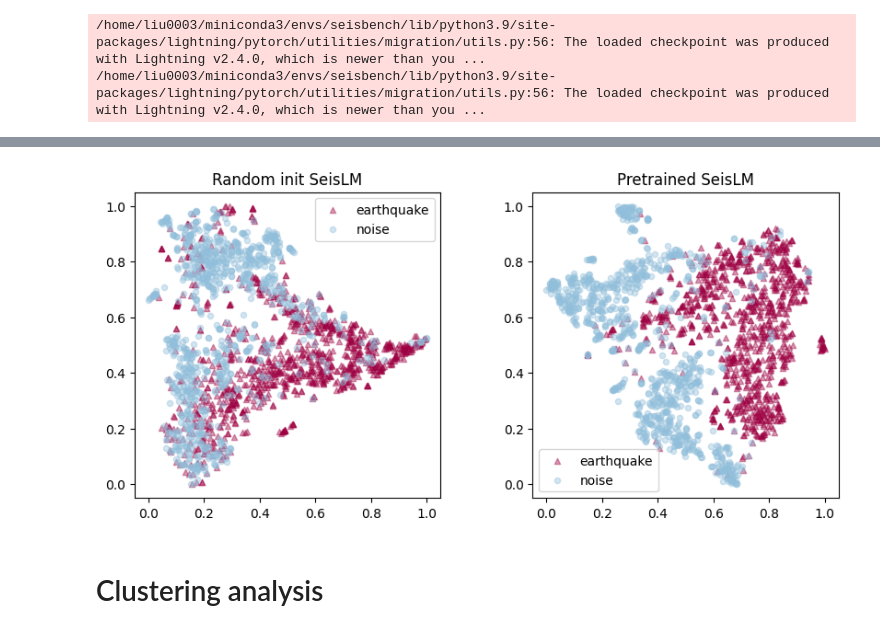
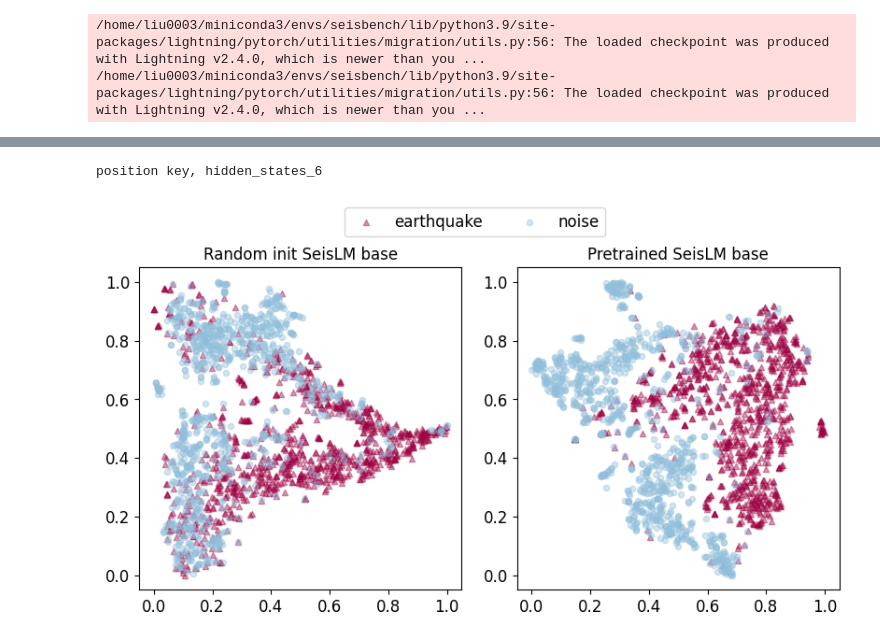
Before and after one commit to liutianlin0121/seisLM, a Jupyter notebook: notebooks/pretrain/cluster-analysis.ipynb, the cells around one changed output, grey strips where cells are left out. Drawn from its saved outputs; the diff is of its cells as text; code cells hidden in the pictures.

Commit message:
updated pretraining plots

```diff
--- a/notebooks/pretrain/cluster-analysis.ipynb
+++ b/notebooks/pretrain/cluster-analysis.ipynb
@@ -201,6 +203,17 @@ trace_indices = [1600, 1400, 600, 0]
 
 # Create figure with two subplots side by side
 fig, (ax_col1, ax_col2) = plt.subplots(1, 2, figsize=(fig_width, fig_height))
+
+FONT_SIZE = 12
+# Create figure with two subplots side by side
+plt.rcParams.update({
+    'font.size': FONT_SIZE,  # General font size
+    'axes.titlesize': FONT_SIZE,  # Subplot titles
+    'figure.titlesize': FONT_SIZE,  # Suptitle (main title)
+    'legend.fontsize': FONT_SIZE,  # Legend font size
+    'pdf.fonttype': 42,  # Embed fonts in PDF for better compatibility
+})
+
 
 def plot_embeddings(ax, embeddings, trace_type, label, color, marker):
     embedding_of_label = embeddings[np.array(label) == trace_type]
@@ -212,41 +225,52 @@ def plot_embeddings(ax, embeddings, trace_type, label, color, marker):
         dot_indices = np.arange(len(embedding_of_label))[::200]
         for dot_index in dot_indices:
             x, y = embedding_of_label[dot_index]
             ax.text(x, y, str(label_indices[dot_index]), fontsize=8, ha='right')
 
 def annotate_traces(ax, embeddings, trace_indices):
     for trace_index in trace_indices:
         x, y = embeddings[trace_index]
         ax.text(x, y, str(trace_index), fontsize=12, ha='right',
                 bbox=dict(facecolor='#e0e0e0', edgecolor='none', pad=1))
 
 # Plot for random_init in the first subplot
-embeddings_random = MinMaxScaler().fit_transform(embeddings_of_models['random_init']['hidden_states_6'])
+
+position_key = list(embeddings_of_models['random_init'])[-1]
+print(f'position key, {position_key}')
+embeddings_random = MinMaxScaler().fit_transform(
+  embeddings_of_models['random_init'][position_key]
+)
 # embeddings_random = embeddings_of_models['random_init']['hidden_states_6']
 for label, color in zip(['earthquake', 'noise'], ['#9e0142', '#91bfdb']):
     plot_embeddings(ax_col1, embeddings_random, all_trace_types, label, color, markers[label])
 # annotate_traces(ax_col1, embeddings_random, trace_indices)
-ax_col1.legend()
+# ax_col1.legend()
 ax_col1.set_aspect('equal')  # Ensure the scatter plot is square
-ax_col1.set_title('Random init SeisLM')
+ax_col1.set_title('Random init SeisLM base')
 
 # Plot for pretrained in the second subplot
-embeddings_pretrained = MinMaxScaler().fit_transform(embeddings_of_models['pretrained']['hidden_states_6'])
+embeddings_pretrained = MinMaxScaler().fit_transform(
+  embeddings_of_models['pretrained'][position_key]
+)
 # embeddings_pretrained = embeddings_of_models['pretrained']['hidden_states_6']
 for label, color in zip(['earthquake', 'noise'], ['#9e0142', '#91bfdb']):
     plot_embeddings(ax_col2, embeddings_pretrained, all_trace_types, label, color, markers[label])
 # annotate_traces(ax_col2, embeddings_pretrained, trace_indices)
-ax_col2.legend()
+# ax_col2.legend()
 ax_col2.set_aspect('equal')  # Ensure the scatter plot is square
-ax_col2.set_title('Pretrained SeisLM')
+ax_col2.set_title('Pretrained SeisLM base')
 
 # Adjust layout for better spacing
 plt.tight_layout()
-plt.subplots_adjust(wspace=0.3)  # Adjust wspace to control the space between plots
+
+# plt.subplots_adjust(wspace=0.3)  # Adjust wspace to control the space between plots
+handles, labels = ax_col1.get_legend_handles_labels()
+fig.legend(handles, labels, loc='upper center', ncol=len(labels), bbox_to_anchor=(0.5, 1.1), frameon=True)
+
 plt.show()
+
 # fig.savefig( project_path.FIGURE_DIR + f'/trace_embedding.pdf')
-fig.savefig( project_path.FIGURE_DIR + f'/trace_embedding.png')
+fig.savefig( project_path.FIGURE_DIR + f'/trace_embedding.pdf', bbox_inches='tight')
 # %% [output]
+position key, hidden_states_6
-[figure, old version]
+[figure, new version]
-# %% [markdown]
-# Clustering analysis
```
Also changed, not shown: parts of 9 cells of this notebook, 5 other files.
